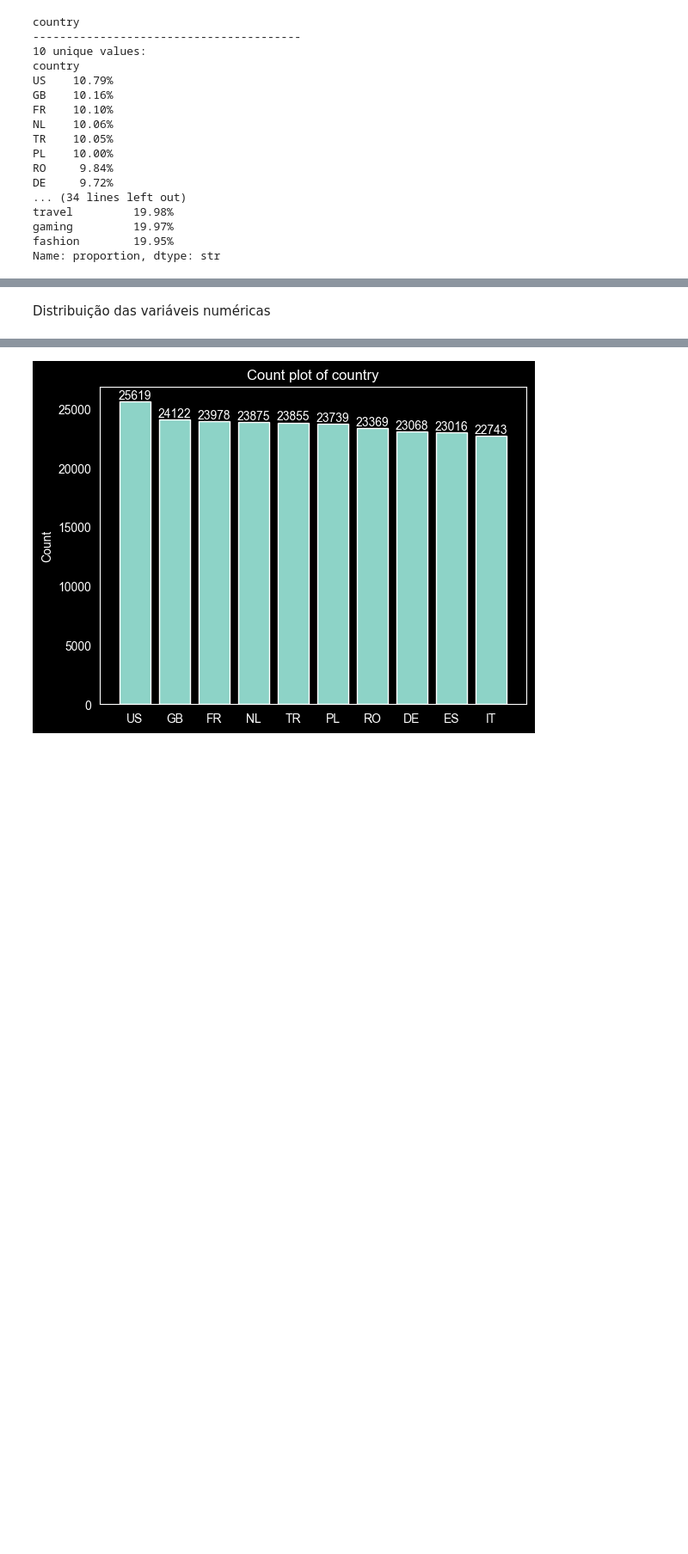
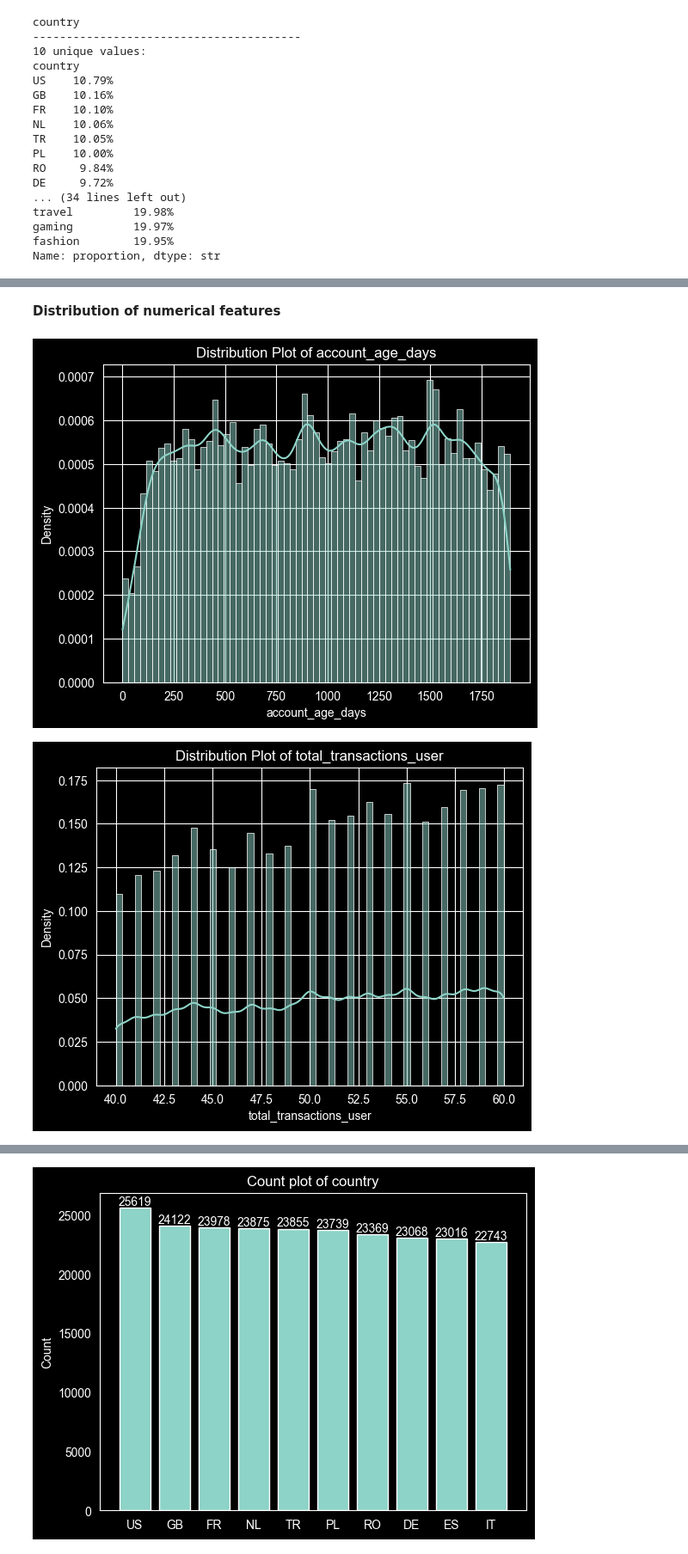
Before and after one commit to Gabrielvitorf6/Bank-fraud-predict, a Jupyter notebook: EDA.ipynb, the cells around one changed output, grey strips where cells are left out. Shown at 86% size. Saved outputs shown, nothing was run; the diff lists cells and outputs as text; code cells hidden in the pictures; blank space fills up the shorter version.

```diff
--- a/EDA.ipynb
+++ b/EDA.ipynb
@@ -267,19 +340,0 @@ O dataset se mostra muito desbalanceado
-# %%
-for feature in num_features:
-    if feature in ['amount','avg_amount_user','shipping_distance_km']:
-        sns.histplot(data=df_analysis, x=feature, kde=True, stat='density', common_norm=True)
-        plt.xscale('log')
-        plt.gca().xaxis.set_major_formatter(ticker.ScalarFormatter())
-        plt.title(f'KDE Plot of {feature}. Logarithmic scale')
-        plt.show()
-    elif feature in ['promo_used','avs_match',"cvv_result",'three_ds_flag']:
-        sns.countplot(data=df_analysis, x=feature)
-        plt.ylabel('Count')
-        plt.title(f'Count Plot of {feature}')
-        plt.show()
-
-    else:
-        sns.histplot(data=df_analysis, x=feature, kde=True, stat='density',  common_norm=True)
-        plt.ylabel('Densidade')
-        plt.title(f'KDE Plot of {feature}')
-        plt.show()
@@ -296,2 +341,25 @@ for feature in num_features:
 # %% [markdown]
-Distribuição das variáveis numéricas
+**Distribution of numerical features**
+# %%
+for feature in num_features:
+    if feature in log_features:
+        data = df_analysis[df_analysis[feature] > 0]
+        excluded = (df_analysis[feature] <= 0).sum()
+        sns.histplot(data=data, x=feature, kde=True, stat='density', log_scale=True)
+        plt.gca().xaxis.set_major_formatter(ticker.ScalarFormatter())
+        plt.title(f'Distribution  of {feature} (Logarithmic scale). {excluded} values <= 0 excluded ')
+        plt.show()
+    elif feature in binaries_features + time_features:
+        sns.countplot(data=df_analysis, x=feature)
+        plt.ylabel('Count')
+        plt.title(f'Count Plot of {feature}')
+        plt.show()
+
+    else:
+        sns.histplot(data=df_analysis, x=feature, kde=True, stat='density')
+        plt.ylabel('Density')
+        plt.title(f'Distribution Plot of {feature}')
+        plt.show()
+# %% [output]
+[figure, added]
+[figure, added]
```
Also changed, not shown: parts of 57 cells of this notebook.
